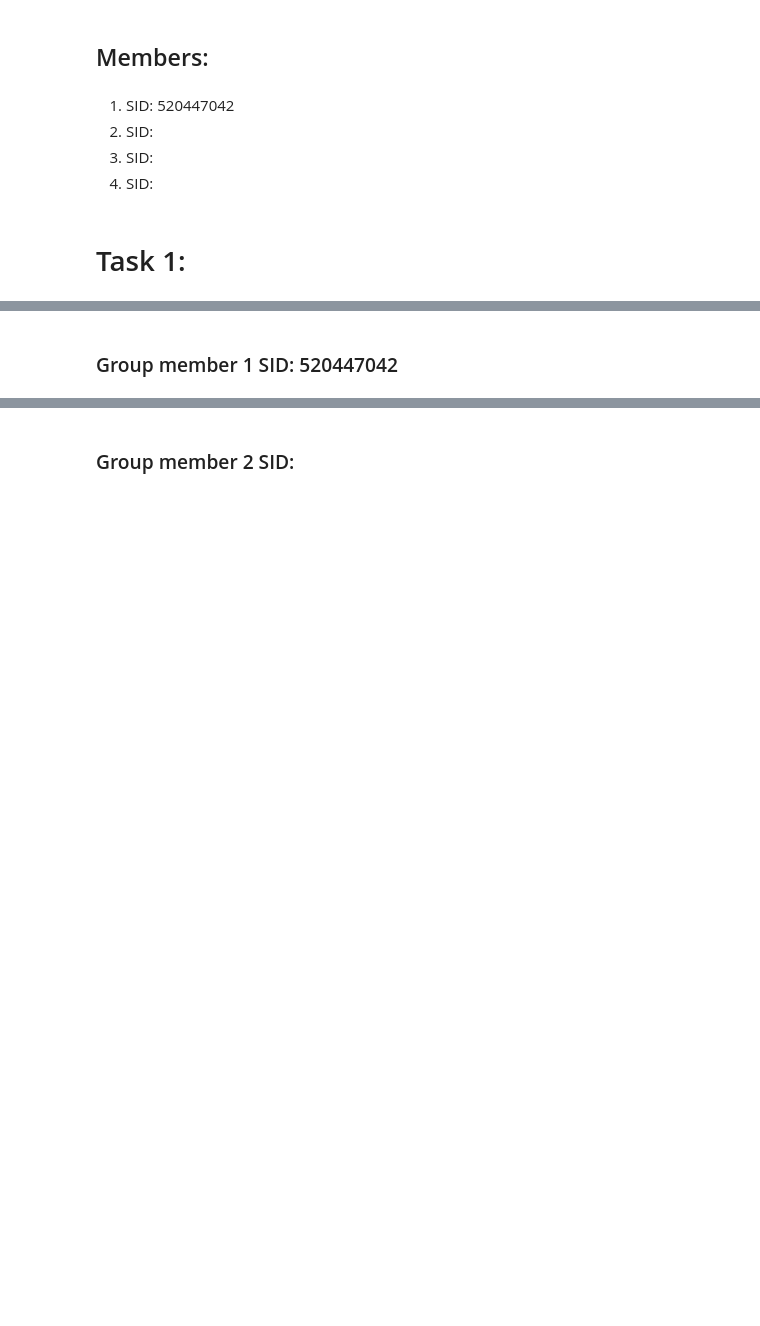
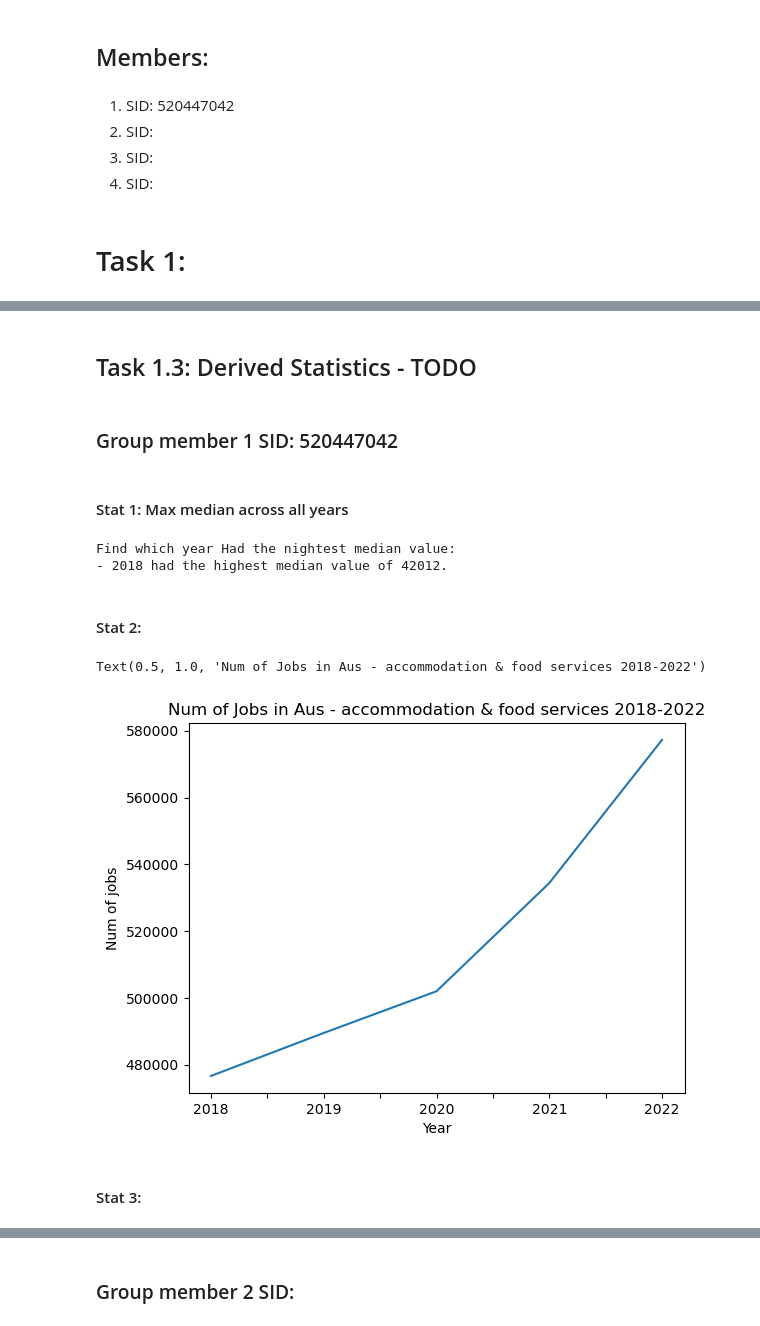
Before and after one commit to Rven66/DATA2001-Assignment_1, a Jupyter notebook: DATA2001-Assignment_1.ipynb, the cells around one changed output, grey strips where cells are left out. Drawn from its saved outputs; the diff is of its cells as text; code cells hidden in the pictures; blank space fills up the shorter version.

Commit message:
Cleaned data, some work inital

```diff
--- a/DATA2001-Assignment_1.ipynb
+++ b/DATA2001-Assignment_1.ipynb
@@ -17,2 +17,4 @@ import numpy as np
 # %%
-region = pd.read_csv("Region_summary_ New_South_ Wales_STE_1.csv")
+# Read in CSV and assign a name to the Series:
+region = pd.read_csv("data/Region_summary_ New_South_ Wales_STE_1.csv")
+region.name="NSW Regions"
@@ -46,0 +54,6 @@ print(region)
+# %%
+# Convert data into long format
+# Where Year and Value have their own respecive columns.
+region_long = region.melt(
+    id_vars=["Measure Code", "Parent Description", "Description"], var_name="Year",value_name="Value"
+)
@@ -46,0 +113,4 @@ print(region)
+# %%
+# Drop rows with missing values
+# Missing values represent unavailable data, not zero population which is why rows with missing values were removed for analysis.
+region_long_clean = region_long.dropna(subset=["Value"], ignore_index=True) # drop the rows with missing values
@@ -47,2 +152,4 @@ print(region)
+# %% [markdown]
+## Task 1.3: Derived Statistics - TODO
 # %% [markdown]
 ### Group member 1 SID: 520447042
@@ -58,0 +156,32 @@ print(region)
+# %% [markdown]
+#### Stat 1: Max median across all years
+# %%
+#Find which year Had the nightest median value
+max_median = []
+
+for year, group in region_long_clean.groupby("Year"):
+    max_median.append((year, int(group["Value"].median())))
+
+max_year = max(max_median, key=lambda x: x[1])
+print("Find which year Had the nightest median value:")
+print(f"- {max_year[0]} had the highest median value of {max_year[1]}.")
+# print(max_medan)
+# %% [output]
+Find which year Had the nightest median value:
+- 2018 had the highest median value of 42012.
+# %% [markdown]
+#### Stat 2:
+# %%
+# Plot the mean values for each year.
+plot = region_long_clean[
+    region_long_clean["Measure Code"] == "LEED_12"
+].groupby("Year")["Value"].mean().plot()
+
+plot.set_xlabel("Year")
+plot.set_ylabel("Num of jobs")
+plot.set_title("Num of Jobs in Aus - accommodation & food services 2018-2022")
+# %% [output]
+Text(0.5, 1.0, 'Num of Jobs in Aus - accommodation & food services 2018-2022')
+[figure, added]
+# %% [markdown]
+#### Stat 3:
```
Also changed, not shown: parts of 52 cells of this notebook, 2 other files.
